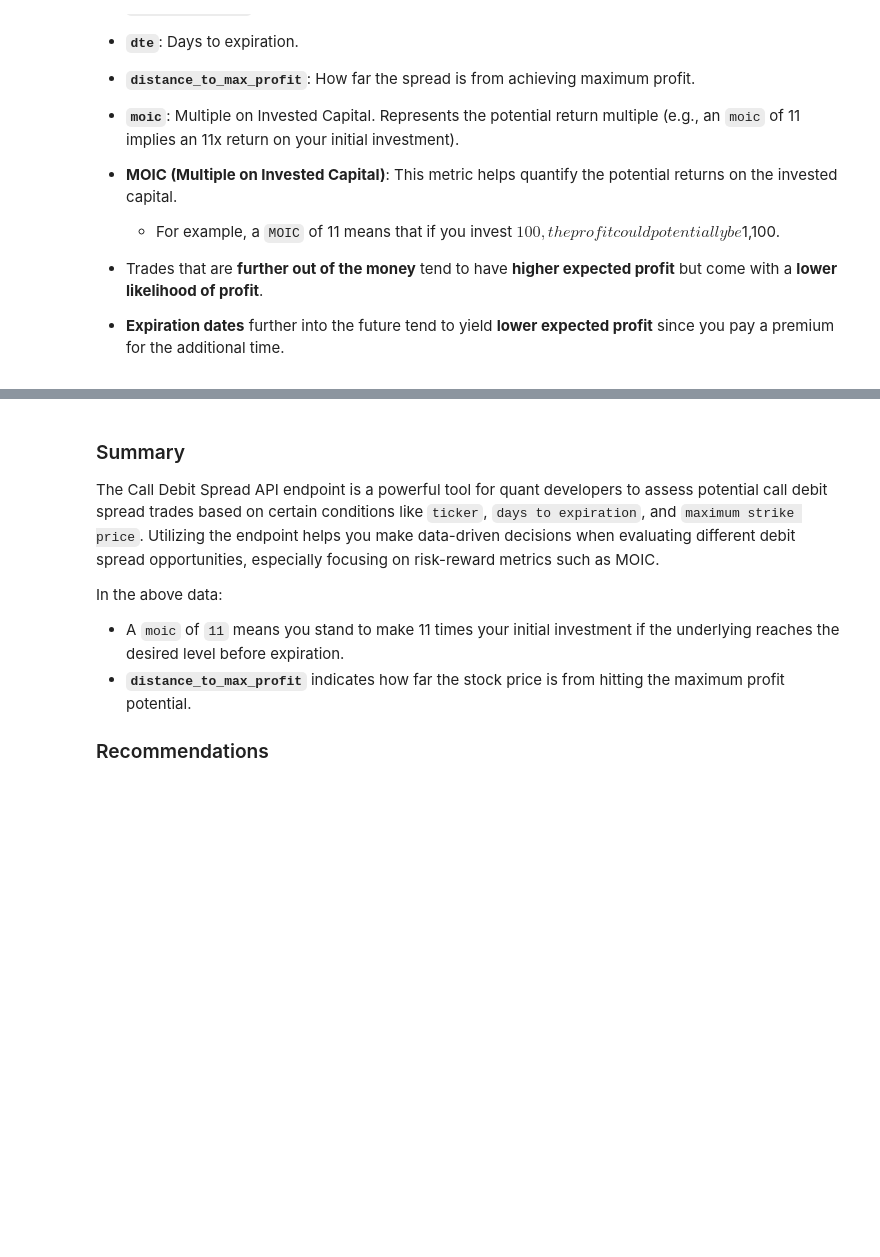
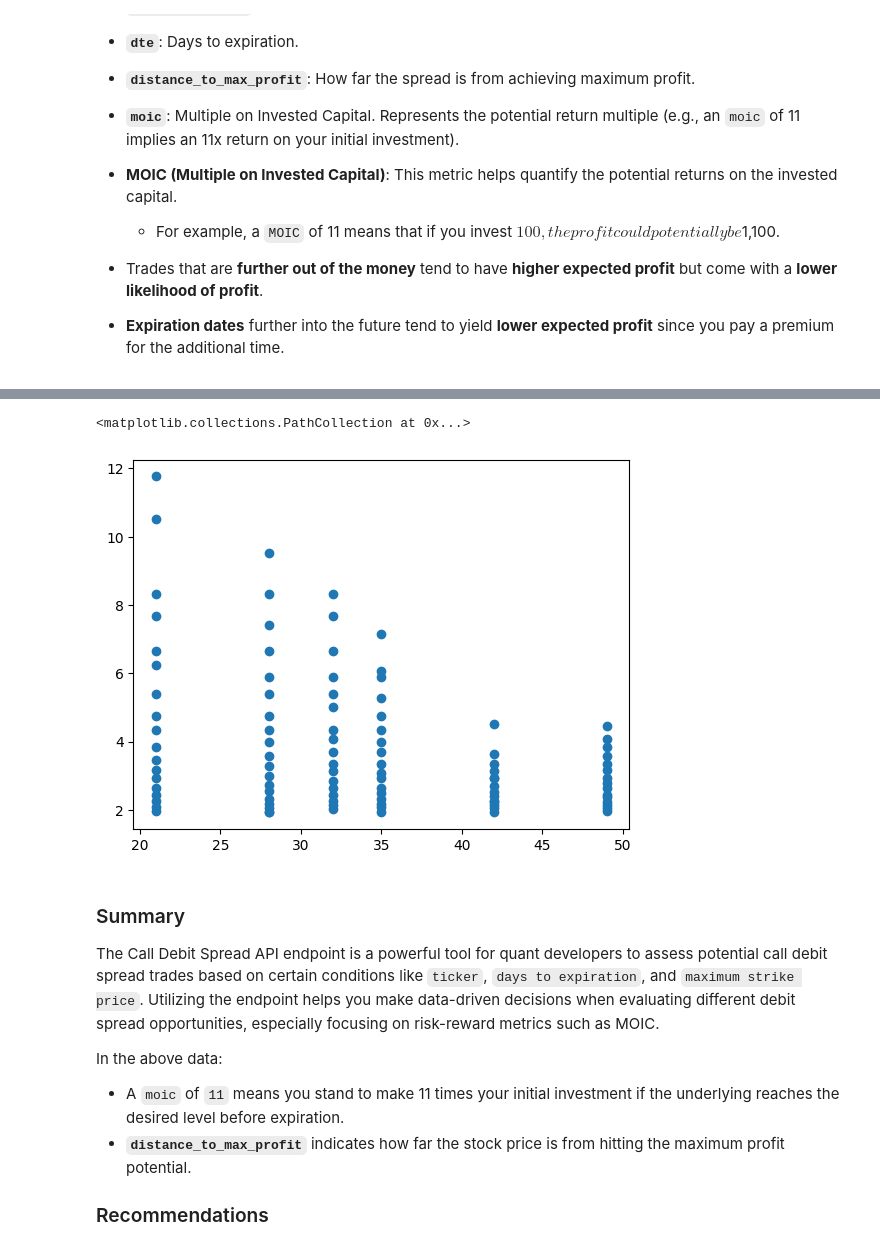
Before and after one commit to skd303/market-mosaic-cookbook, a Jupyter notebook: notebooks/call_debit_spread.ipynb, the cells around one changed output, grey strips where cells are left out. Saved outputs shown, nothing was run; the diff lists cells and outputs as text; code cells hidden in the pictures; blank space fills up the shorter version.

```diff
--- a/notebooks/call_debit_spread.ipynb
+++ b/notebooks/call_debit_spread.ipynb
@@ -75,9 +78,10 @@ fig.show()
 # %%
 # Expiration dates further in the future tend to have lower expected profit.
 # You are paying a premium for time
-
-fig = px.scatter(df[['dte','moic']], x="dte", y="moic")
-fig.show()
+plt.scatter(df['dte'], df['moic'])
+# %% [output]
+<matplotlib.collections.PathCollection at 0x...>
+[figure, added]
 # %%
 fig = px.scatter_3d(df[['dte','distance_to_max_profit','moic']], x="dte", y="distance_to_max_profit",z='moic',color='moic')
 fig.show()
```
Also changed, not shown: parts of 1 cell of this notebook.
